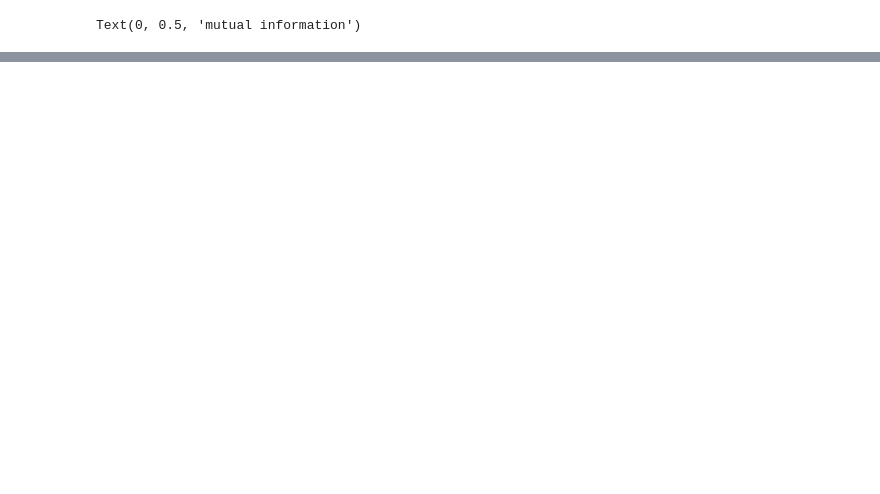
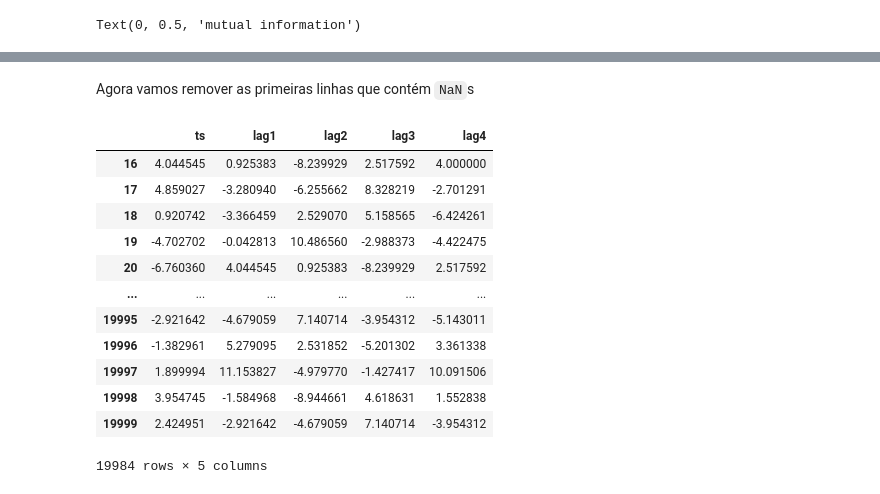
Before and after one commit to fccoelho/sistemas_dinamicos_aplicados, a Jupyter notebook: Sage/Nonlinear Timeseries Analysis.ipynb, the cells around one changed output, grey strips where cells are left out. Cells and saved outputs as stored; diff of their text form; code cells hidden in the pictures; blank space fills up the shorter version.

```diff
--- a/Sage/Nonlinear Timeseries Analysis.ipynb
+++ b/Sage/Nonlinear Timeseries Analysis.ipynb
@@ -95,0 +139,19 @@ pearsonr(res[:-tau,0],res[tau:,0])
+# %% [markdown]
+Agora vamos remover as primeiras linhas que contém `NaN`s
+# %%
+data = data.dropna()
+data
+# %% [output]
+|  | ts | lag1 | lag2 | lag3 | lag4 |
+| 16 | 4.044545 | 0.925383 | -8.239929 | 2.517592 | 4.000000 |
+| 17 | 4.859027 | -3.280940 | -6.255662 | 8.328219 | -2.701291 |
+| 18 | 0.920742 | -3.366459 | 2.529070 | 5.158565 | -6.424261 |
+| 19 | -4.702702 | -0.042813 | 10.486560 | -2.988373 | -4.422475 |
+| 20 | -6.760360 | 4.044545 | 0.925383 | -8.239929 | 2.517592 |
+| ... | ... | ... | ... | ... | ... |
+| 19995 | -2.921642 | -4.679059 | 7.140714 | -3.954312 | -5.143011 |
+| 19996 | -1.382961 | 5.279095 | 2.531852 | -5.201302 | 3.361338 |
+| 19997 | 1.899994 | 11.153827 | -4.979770 | -1.427417 | 10.091506 |
+| 19998 | 3.954745 | -1.584968 | -8.944661 | 4.618631 | 1.552838 |
+| 19999 | 2.424951 | -2.921642 | -4.679059 | 7.140714 | -3.954312 |
+19984 rows × 5 columns
```
Also changed, not shown: parts of 28 cells of this notebook.
